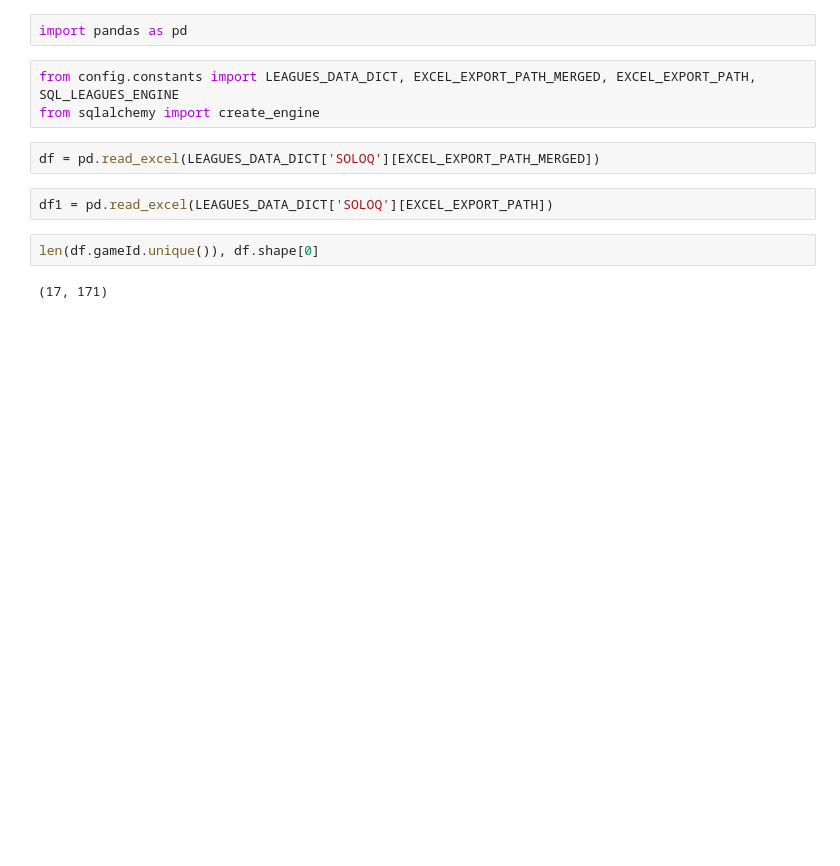
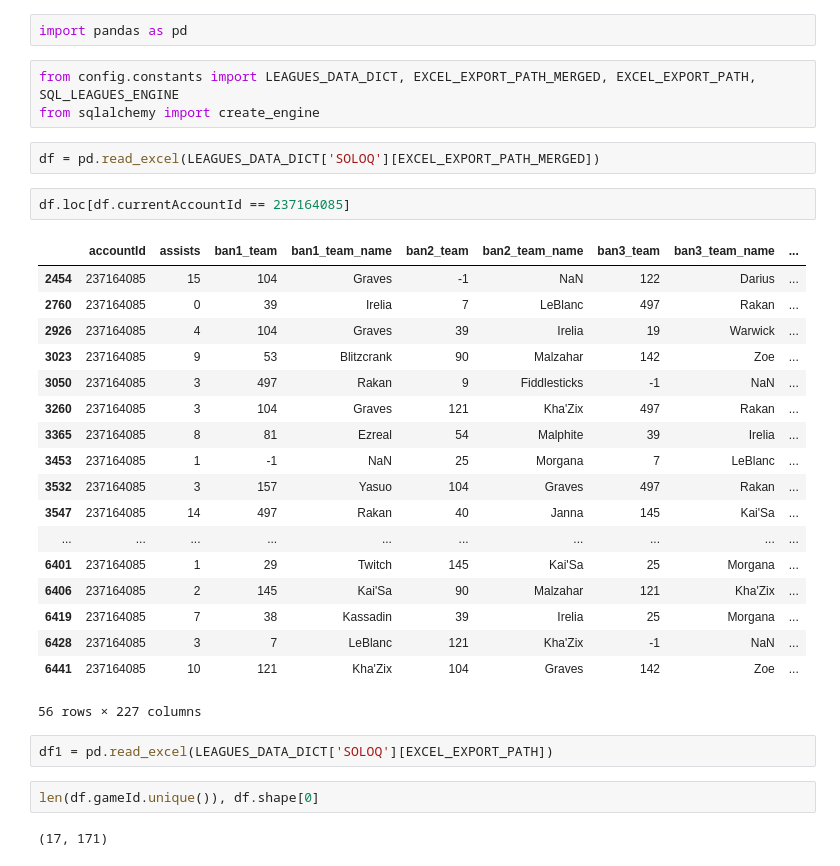
Before and after one commit to esports-bits/lol-data-solution, a Jupyter notebook: slds/tests.ipynb, the cells around one changed output. Saved outputs shown, nothing was run; the diff lists cells and outputs as text; blank space fills up the shorter version.

```diff
--- a/slds/tests.ipynb
+++ b/slds/tests.ipynb
@@ -80,6 +80,27 @@ from config.constants import LEAGUES_DATA_DICT, EXCEL_EXPORT_PATH_MERGED, EXCEL_
 from sqlalchemy import create_engine
 # %%
 df = pd.read_excel(LEAGUES_DATA_DICT['SOLOQ'][EXCEL_EXPORT_PATH_MERGED])
+# %%
+df.loc[df.currentAccountId == 237164085]
+# %% [output]
+|  | accountId | assists | ban1_team | ban1_team_name | ban2_team | ban2_team_name | ban3_team | ban3_team_name | ... |
+| 2454 | 237164085 | 15 | 104 | Graves | -1 | NaN | 122 | Darius | ... |
+| 2760 | 237164085 | 0 | 39 | Irelia | 7 | LeBlanc | 497 | Rakan | ... |
+| 2926 | 237164085 | 4 | 104 | Graves | 39 | Irelia | 19 | Warwick | ... |
+| 3023 | 237164085 | 9 | 53 | Blitzcrank | 90 | Malzahar | 142 | Zoe | ... |
+| 3050 | 237164085 | 3 | 497 | Rakan | 9 | Fiddlesticks | -1 | NaN | ... |
+| 3260 | 237164085 | 3 | 104 | Graves | 121 | Kha'Zix | 497 | Rakan | ... |
+| 3365 | 237164085 | 8 | 81 | Ezreal | 54 | Malphite | 39 | Irelia | ... |
+| 3453 | 237164085 | 1 | -1 | NaN | 25 | Morgana | 7 | LeBlanc | ... |
+| 3532 | 237164085 | 3 | 157 | Yasuo | 104 | Graves | 497 | Rakan | ... |
+| 3547 | 237164085 | 14 | 497 | Rakan | 40 | Janna | 145 | Kai'Sa | ... |
+| ... | ... | ... | ... | ... | ... | ... | ... | ... | ... |
+| 6401 | 237164085 | 1 | 29 | Twitch | 145 | Kai'Sa | 25 | Morgana | ... |
+| 6406 | 237164085 | 2 | 145 | Kai'Sa | 90 | Malzahar | 121 | Kha'Zix | ... |
+| 6419 | 237164085 | 7 | 38 | Kassadin | 39 | Irelia | 25 | Morgana | ... |
+| 6428 | 237164085 | 3 | 7 | LeBlanc | 121 | Kha'Zix | -1 | NaN | ... |
+| 6441 | 237164085 | 10 | 121 | Kha'Zix | 104 | Graves | 142 | Zoe | ... |
+56 rows × 227 columns
 # %%
 df1 = pd.read_excel(LEAGUES_DATA_DICT['SOLOQ'][EXCEL_EXPORT_PATH])
 # %%
```
Also changed, not shown: 2 other files.
